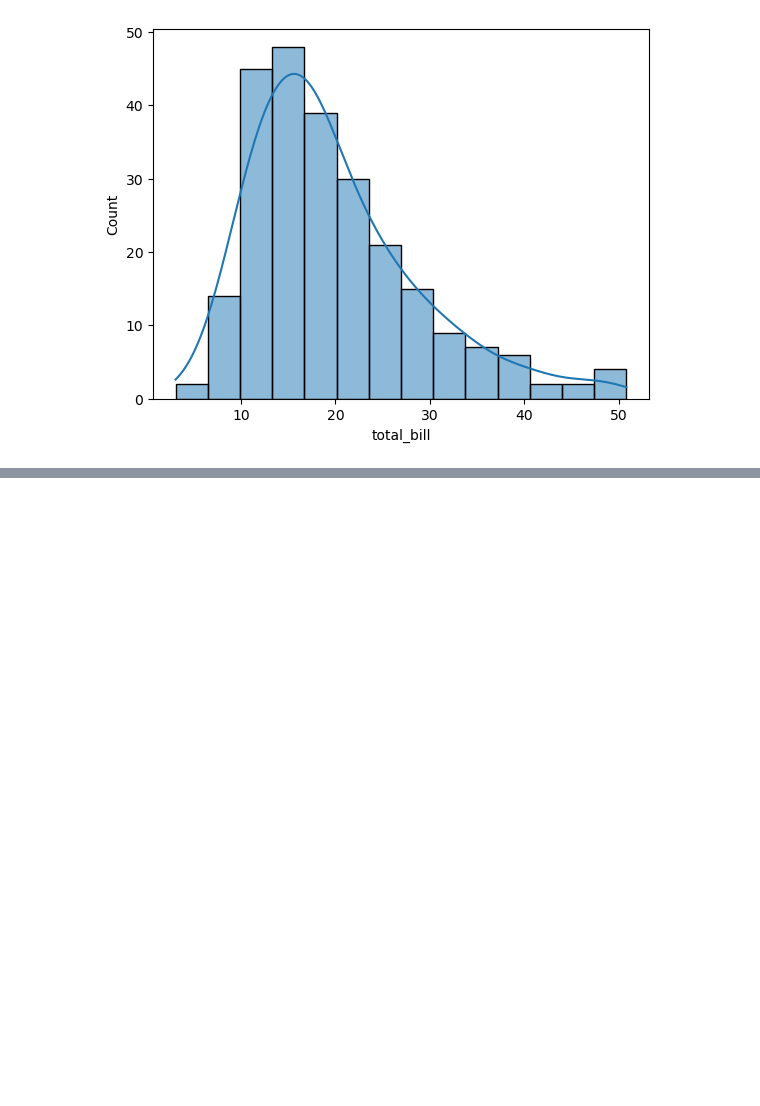
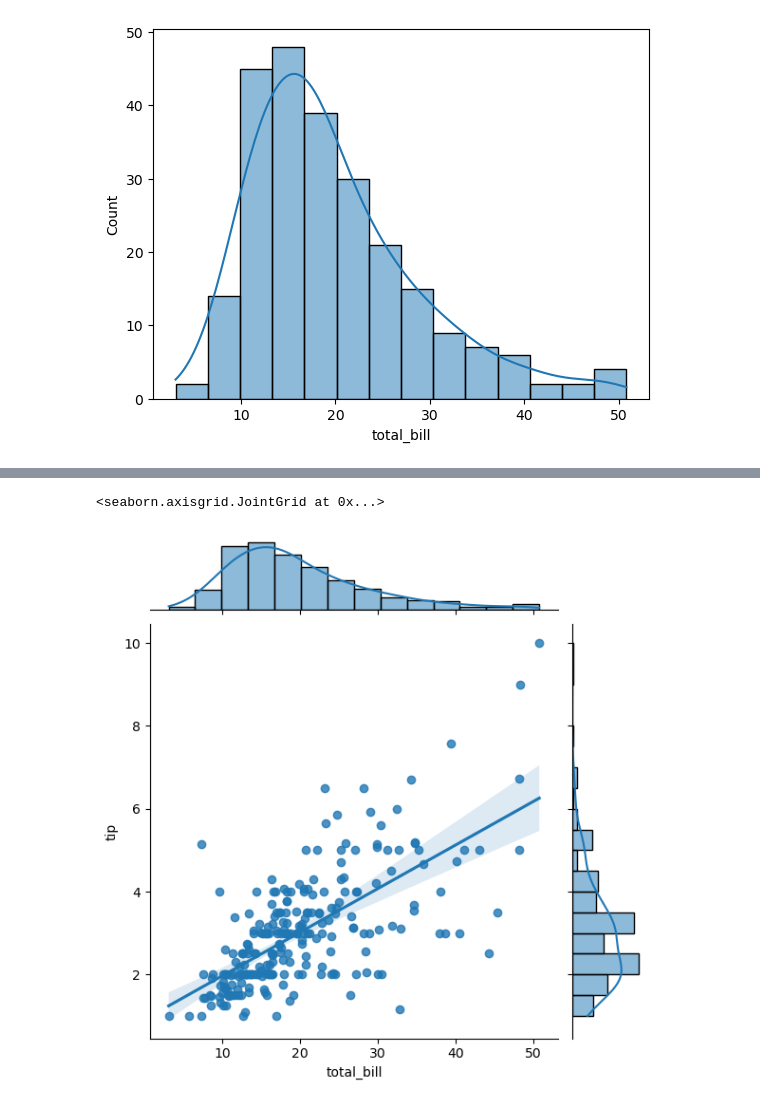
Before and after one commit to mdnaim2004/NOTE_ARCHIVE, a Jupyter notebook: seabron/seaborn.ipynb, the cells around one changed output, grey strips where cells are left out. Saved outputs shown, nothing was run; the diff lists cells and outputs as text; code cells hidden in the pictures; blank space fills up the shorter version.

```diff
--- a/seabron/seaborn.ipynb
+++ b/seabron/seaborn.ipynb
@@ -82,0 +104,10 @@ sns.histplot(data=data, x='total_bill')
+# %%
+sns.jointplot(
+    data = data,
+    x='total_bill',
+    y='tip',
+    kind='reg'
+)
+# %% [output]
+<seaborn.axisgrid.JointGrid at 0x...>
+[figure, added]
```
Also changed, not shown: parts of 3 cells of this notebook.
